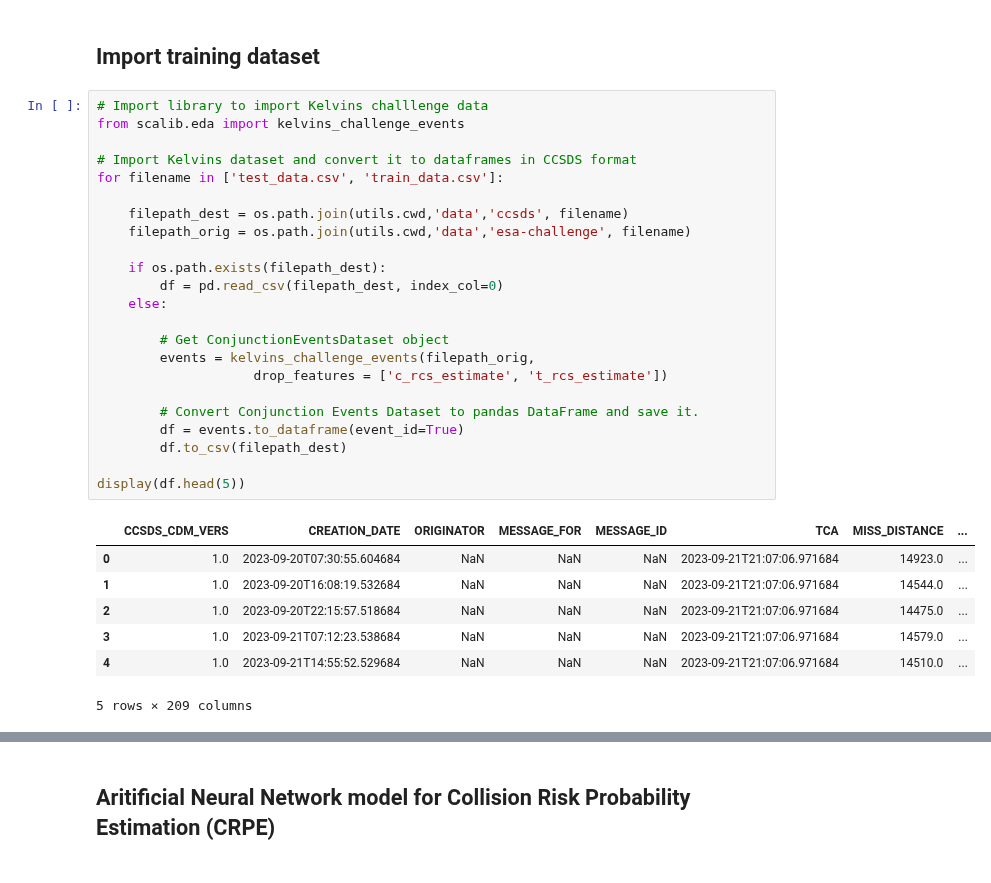
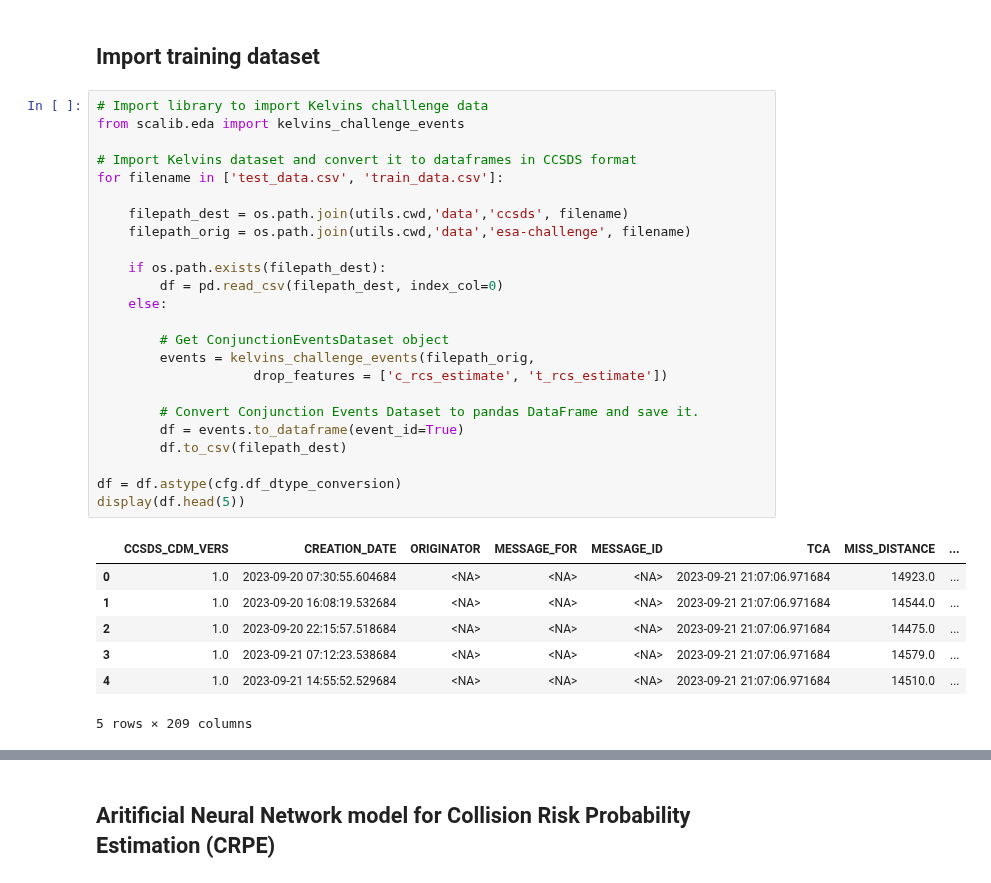
Before and after one commit to JJavierRosales/scapy, a Jupyter notebook: notebooks/ann_risk_probability_estimation.ipynb, the cells around one changed output, grey strips where cells are left out. Drawn from its saved outputs; the diff is of its cells as text.

```diff
--- a/notebooks/ann_risk_probability_estimation.ipynb
+++ b/notebooks/ann_risk_probability_estimation.ipynb
@@ -51,31 +51,32 @@ Parent working directory: /Users/jjrr/Documents/SCA-Project/scalib
 # %%
 # Import library to import Kelvins challlenge data
 from scalib.eda import kelvins_challenge_events
 
 # Import Kelvins dataset and convert it to dataframes in CCSDS format
 for filename in ['test_data.csv', 'train_data.csv']:
 
     filepath_dest = os.path.join(utils.cwd,'data','ccsds', filename)
     filepath_orig = os.path.join(utils.cwd,'data','esa-challenge', filename)
 
     if os.path.exists(filepath_dest):
         df = pd.read_csv(filepath_dest, index_col=0)
     else:
 
         # Get ConjunctionEventsDataset object
         events = kelvins_challenge_events(filepath_orig,
                     drop_features = ['c_rcs_estimate', 't_rcs_estimate'])
 
         # Convert Conjunction Events Dataset to pandas DataFrame and save it.
         df = events.to_dataframe(event_id=True)
         df.to_csv(filepath_dest)
 
+df = df.astype(cfg.df_dtype_conversion)
 display(df.head(5))
 # %% [output]
 |  | CCSDS_CDM_VERS | CREATION_DATE | ORIGINATOR | MESSAGE_FOR | MESSAGE_ID | TCA | MISS_DISTANCE | ... |
-| 0 | 1.0 | 2023-09-20T07:30:55.604684 | NaN | NaN | NaN | 2023-09-21T21:07:06.971684 | 14923.0 | ... |
-| 1 | 1.0 | 2023-09-20T16:08:19.532684 | NaN | NaN | NaN | 2023-09-21T21:07:06.971684 | 14544.0 | ... |
-| 2 | 1.0 | 2023-09-20T22:15:57.518684 | NaN | NaN | NaN | 2023-09-21T21:07:06.971684 | 14475.0 | ... |
-| 3 | 1.0 | 2023-09-21T07:12:23.538684 | NaN | NaN | NaN | 2023-09-21T21:07:06.971684 | 14579.0 | ... |
-| 4 | 1.0 | 2023-09-21T14:55:52.529684 | NaN | NaN | NaN | 2023-09-21T21:07:06.971684 | 14510.0 | ... |
+| 0 | 1.0 | 2023-09-20 07:30:55.604684 | <NA> | <NA> | <NA> | 2023-09-21 21:07:06.971684 | 14923.0 | ... |
+| 1 | 1.0 | 2023-09-20 16:08:19.532684 | <NA> | <NA> | <NA> | 2023-09-21 21:07:06.971684 | 14544.0 | ... |
+| 2 | 1.0 | 2023-09-20 22:15:57.518684 | <NA> | <NA> | <NA> | 2023-09-21 21:07:06.971684 | 14475.0 | ... |
+| 3 | 1.0 | 2023-09-21 07:12:23.538684 | <NA> | <NA> | <NA> | 2023-09-21 21:07:06.971684 | 14579.0 | ... |
+| 4 | 1.0 | 2023-09-21 14:55:52.529684 | <NA> | <NA> | <NA> | 2023-09-21 21:07:06.971684 | 14510.0 | ... |
 5 rows × 209 columns
```
Also changed, not shown: parts of 9 cells of this notebook.
